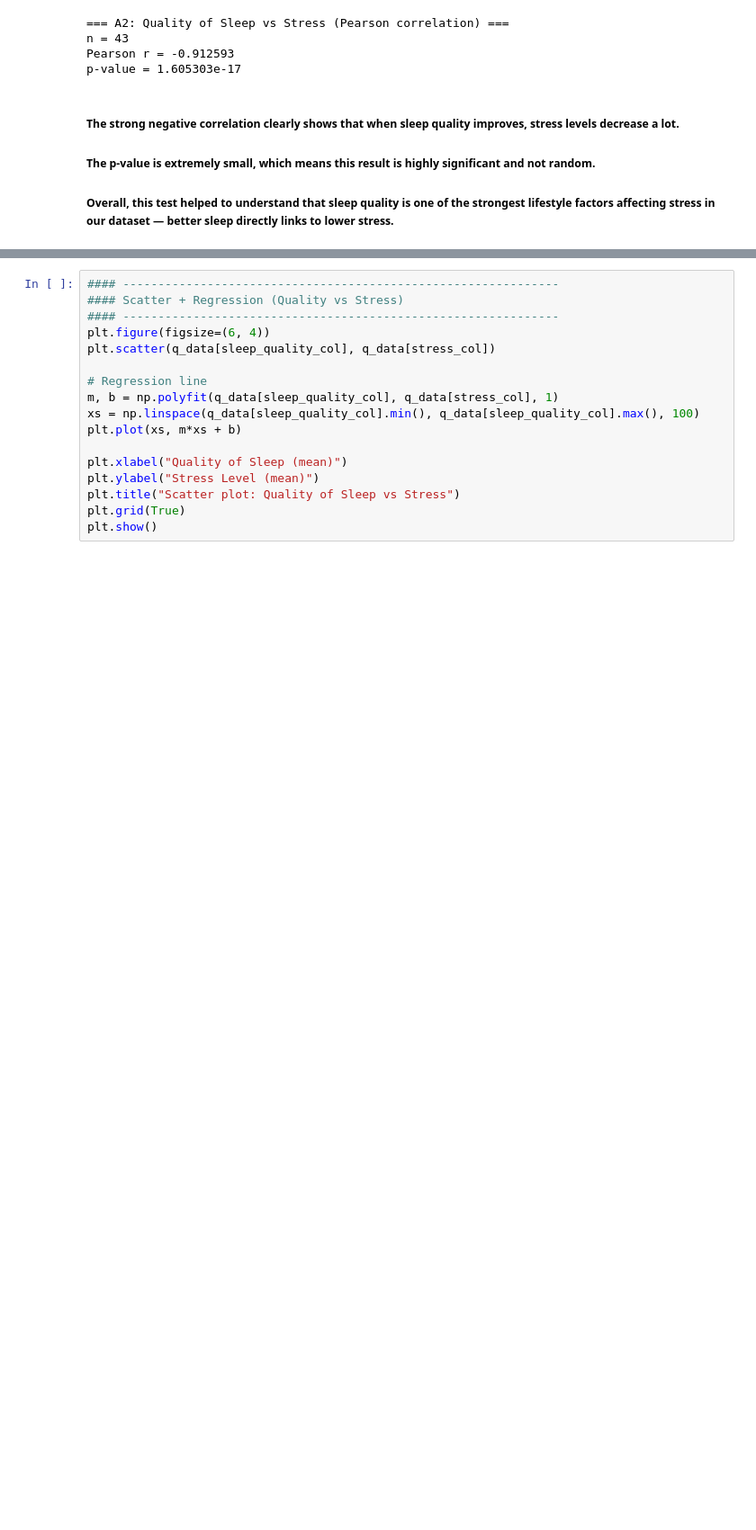
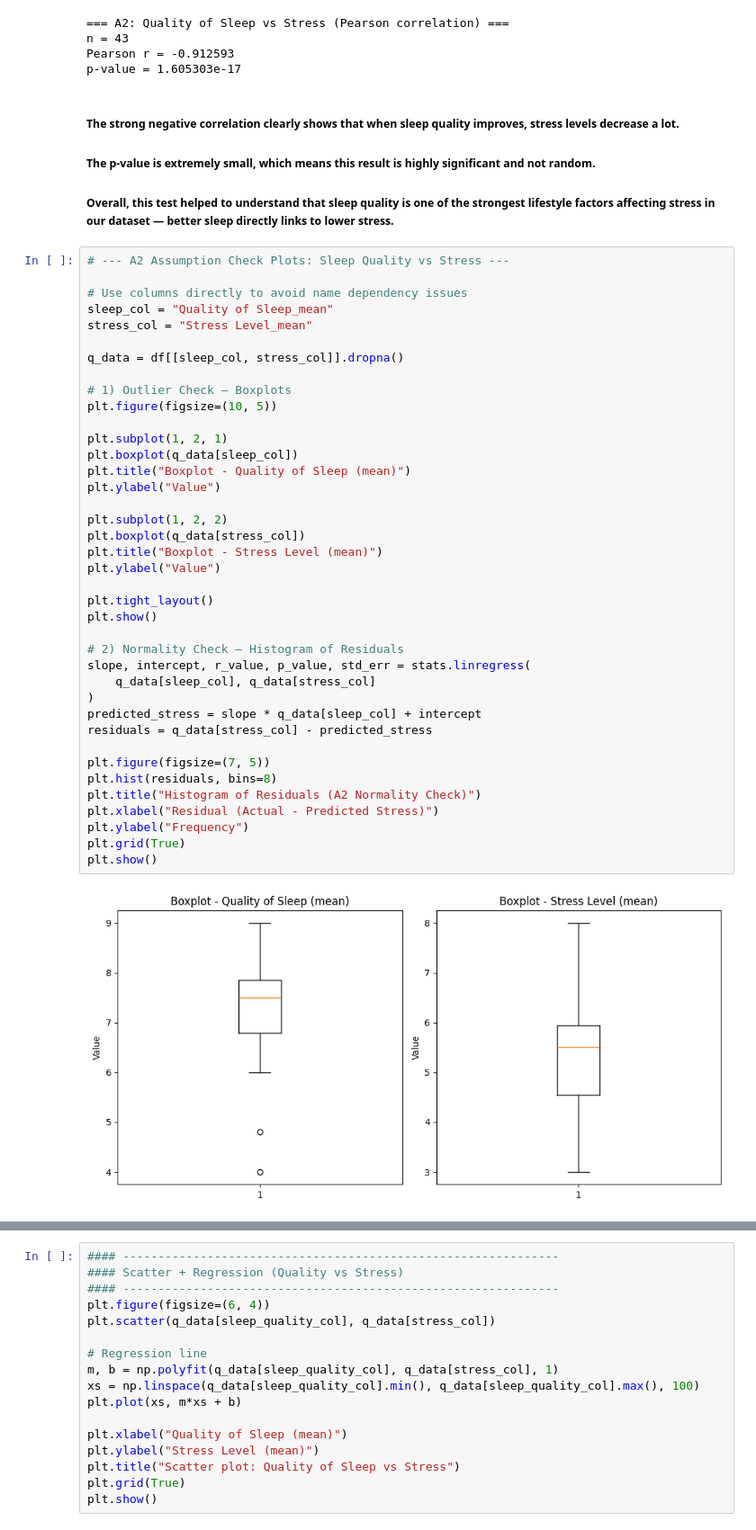
Before and after one commit to AryaTamhane18/MindFuel_Analysis, a Jupyter notebook: Hypothesis & Correlation/hypothesis.ipynb, the cells around one changed output, grey strips where cells are left out. Shown at 90% size. Drawn from its saved outputs; the diff is of its cells as text; blank space fills up the shorter version.

```diff
--- a/Hypothesis & Correlation/hypothesis.ipynb
+++ b/Hypothesis & Correlation/hypothesis.ipynb
@@ -78,3 +80,44 @@ p-value = 1.605303e-17
 ##### The strong negative correlation clearly shows that when sleep quality improves, stress levels decrease a lot.
 ##### The p-value is extremely small, which means this result is highly significant and not random.
 ##### Overall, this test helped to understand that sleep quality is one of the strongest lifestyle factors affecting stress in our dataset — better sleep directly links to lower stress.
+# %%
+# --- A2 Assumption Check Plots: Sleep Quality vs Stress ---
+
+# Use columns directly to avoid name dependency issues
+sleep_col = "Quality of Sleep_mean"
+stress_col = "Stress Level_mean"
+
+q_data = df[[sleep_col, stress_col]].dropna()
+
+# 1) Outlier Check — Boxplots
+plt.figure(figsize=(10, 5))
+
+plt.subplot(1, 2, 1)
+plt.boxplot(q_data[sleep_col])
+plt.title("Boxplot - Quality of Sleep (mean)")
+plt.ylabel("Value")
+
+plt.subplot(1, 2, 2)
+plt.boxplot(q_data[stress_col])
+plt.title("Boxplot - Stress Level (mean)")
+plt.ylabel("Value")
+
+plt.tight_layout()
+plt.show()
+
+# 2) Normality Check — Histogram of Residuals
+slope, intercept, r_value, p_value, std_err = stats.linregress(
+    q_data[sleep_col], q_data[stress_col]
+)
+predicted_stress = slope * q_data[sleep_col] + intercept
+residuals = q_data[stress_col] - predicted_stress
+
+plt.figure(figsize=(7, 5))
+plt.hist(residuals, bins=8)
+plt.title("Histogram of Residuals (A2 Normality Check)")
+plt.xlabel("Residual (Actual - Predicted Stress)")
+plt.ylabel("Frequency")
+plt.grid(True)
+plt.show()
+# %% [output]
+[figure, added]
```
Also changed, not shown: parts of 12 cells of this notebook.
